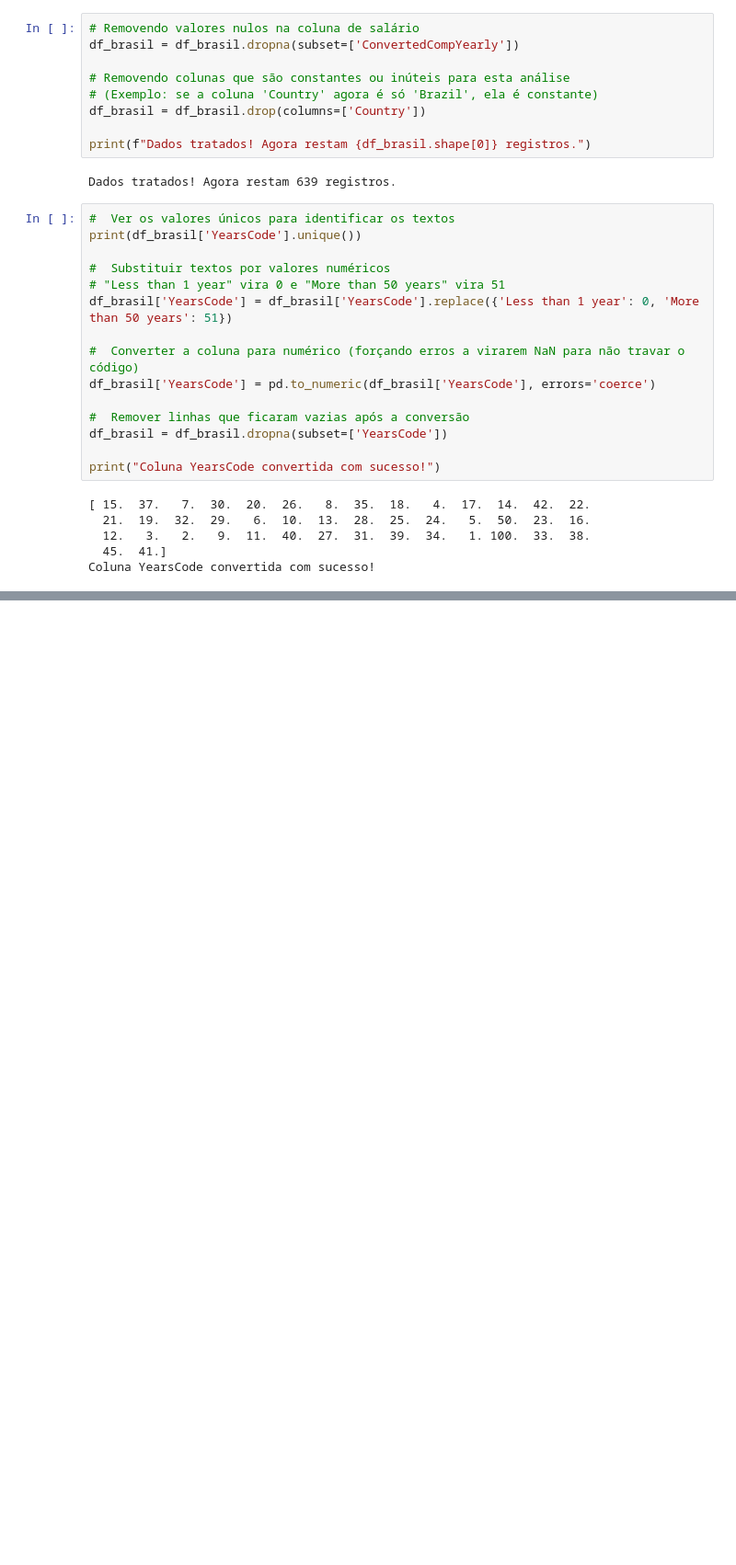
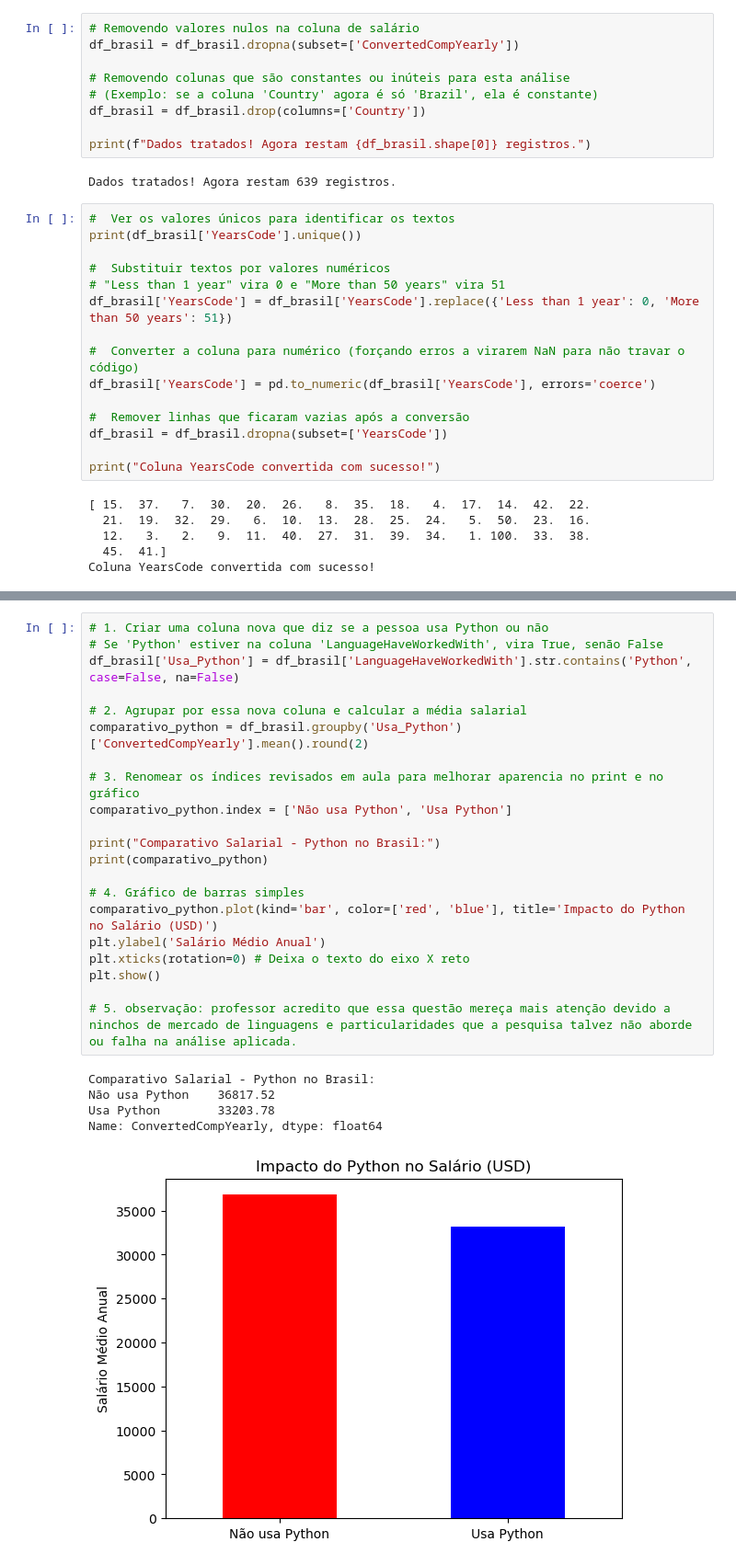
Before and after one commit to connectusnet-sudo/projeto_1629, a Jupyter notebook: analise.ipynb, the cells around one changed output, grey strips where cells are left out. Shown at 92% size. Drawn from its saved outputs; the diff is of its cells as text; blank space fills up the shorter version.

```diff
--- a/analise.ipynb
+++ b/analise.ipynb
@@ -100,0 +236,27 @@ Outliers removidos! Faixa salarial mantida: $1,573.00 a $118,032.80
+# %%
+# 1. Criar uma coluna nova que diz se a pessoa usa Python ou não
+# Se 'Python' estiver na coluna 'LanguageHaveWorkedWith', vira True, senão False
+df_brasil['Usa_Python'] = df_brasil['LanguageHaveWorkedWith'].str.contains('Python', case=False, na=False)
+
+# 2. Agrupar por essa nova coluna e calcular a média salarial
+comparativo_python = df_brasil.groupby('Usa_Python')['ConvertedCompYearly'].mean().round(2)
+
+# 3. Renomear os índices revisados em aula para melhorar aparencia no print e no gráfico
+comparativo_python.index = ['Não usa Python', 'Usa Python']
+
+print("Comparativo Salarial - Python no Brasil:")
+print(comparativo_python)
+
+# 4. Gráfico de barras simples
+comparativo_python.plot(kind='bar', color=['red', 'blue'], title='Impacto do Python no Salário (USD)')
+plt.ylabel('Salário Médio Anual')
+plt.xticks(rotation=0) # Deixa o texto do eixo X reto
+plt.show()
+
+# 5. observação: professor acredito que essa questão mereça mais atenção devido a ninchos de mercado de linguagens e particularidades que a pesquisa talvez não aborde ou falha na análise aplicada.
+# %% [output]
+Comparativo Salarial - Python no Brasil:
+Não usa Python    36817.52
+Usa Python        33203.78
+Name: ConvertedCompYearly, dtype: float64
+[figure, added]
```
Also changed, not shown: parts of 28 cells of this notebook, 1 other file.
